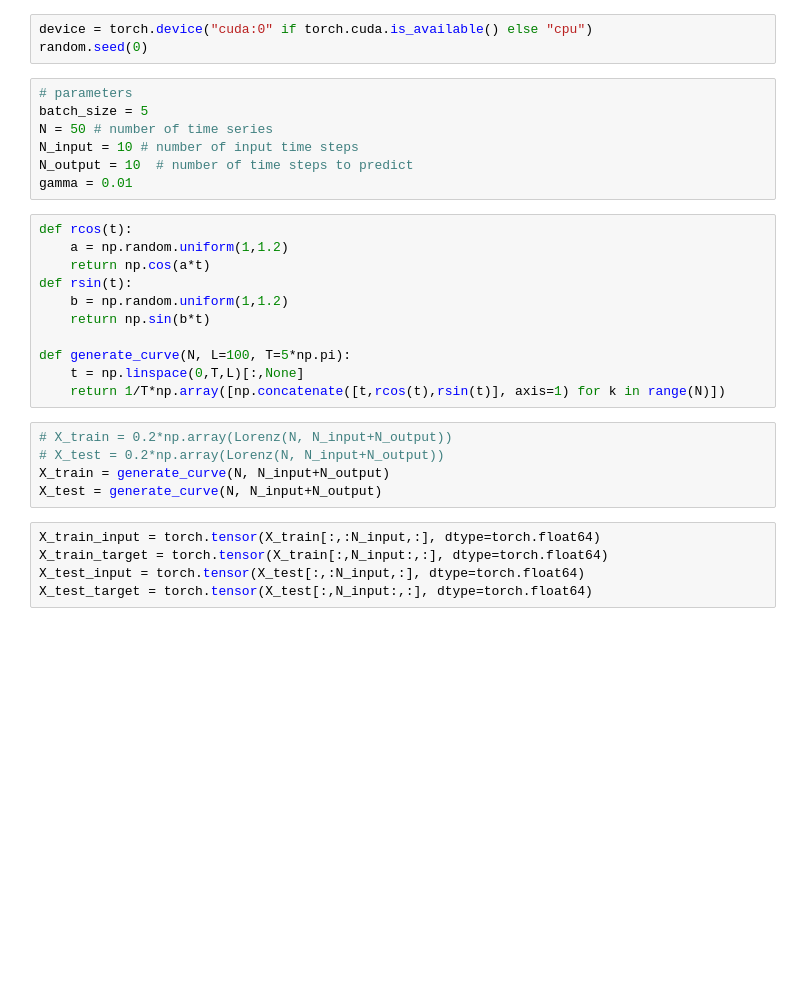
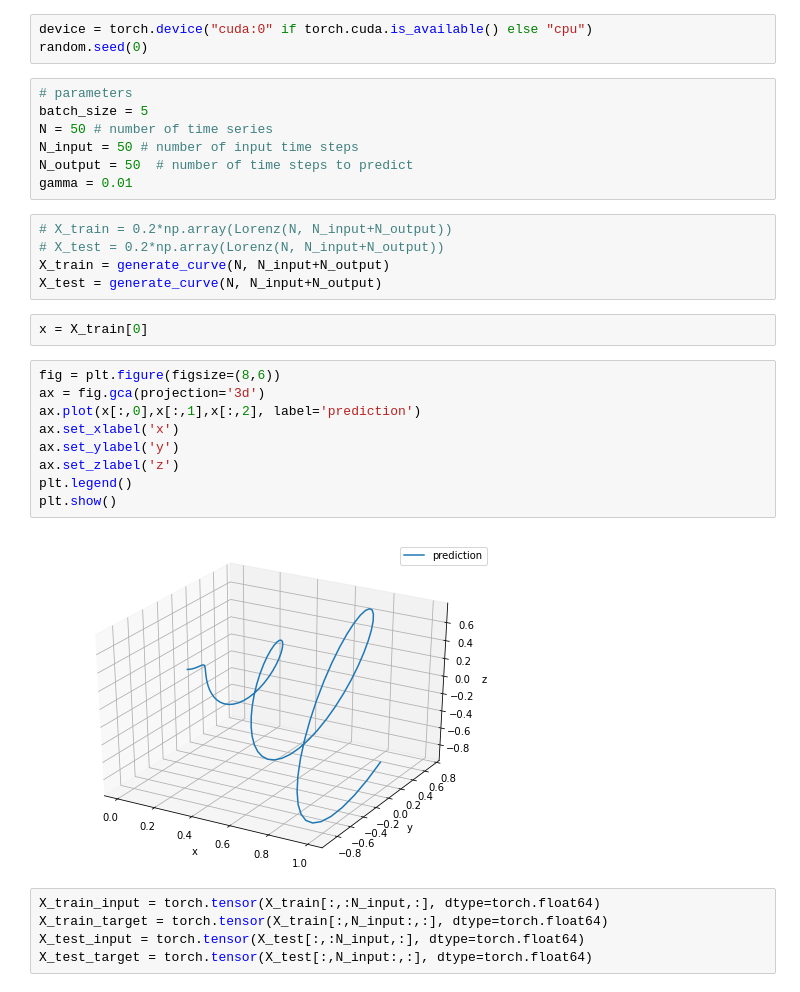
Before and after one commit to crispitagorico/sigkernel, a Jupyter notebook: Dilate_loss/time series prediction.ipynb, the cells around one changed output. Drawn from its saved outputs; the diff is of its cells as text; blank space fills up the shorter version.

```diff
--- a/Dilate_loss/time series prediction.ipynb
+++ b/Dilate_loss/time series prediction.ipynb
@@ -83,25 +101,27 @@ random.seed(0)
 # parameters
 batch_size = 5
 N = 50 # number of time series
-N_input = 10 # number of input time steps
-N_output = 10  # number of time steps to predict
+N_input = 50 # number of input time steps
+N_output = 50  # number of time steps to predict
 gamma = 0.01
-# %%
-def rcos(t):
-    a = np.random.uniform(1,1.2)
-    return np.cos(a*t)
-def rsin(t):
-    b = np.random.uniform(1,1.2)
-    return np.sin(b*t)
-
-def generate_curve(N, L=100, T=5*np.pi):
-    t = np.linspace(0,T,L)[:,None]
-    return 1/T*np.array([np.concatenate([t,rcos(t),rsin(t)], axis=1) for k in range(N)])
 # %%
 # X_train = 0.2*np.array(Lorenz(N, N_input+N_output))
 # X_test = 0.2*np.array(Lorenz(N, N_input+N_output))
 X_train = generate_curve(N, N_input+N_output)
 X_test = generate_curve(N, N_input+N_output)
+# %%
+x = X_train[0]
+# %%
+fig = plt.figure(figsize=(8,6))
+ax = fig.gca(projection='3d')
+ax.plot(x[:,0],x[:,1],x[:,2], label='prediction')
+ax.set_xlabel('x')
+ax.set_ylabel('y')
+ax.set_zlabel('z')
+plt.legend()
+plt.show()
+# %% [output]
+[figure, added]
 # %%
 X_train_input = torch.tensor(X_train[:,:N_input,:], dtype=torch.float64)
 X_train_target = torch.tensor(X_train[:,N_input:,:], dtype=torch.float64)
```
Also changed, not shown: parts of 8 cells of this notebook, 6 other files.
